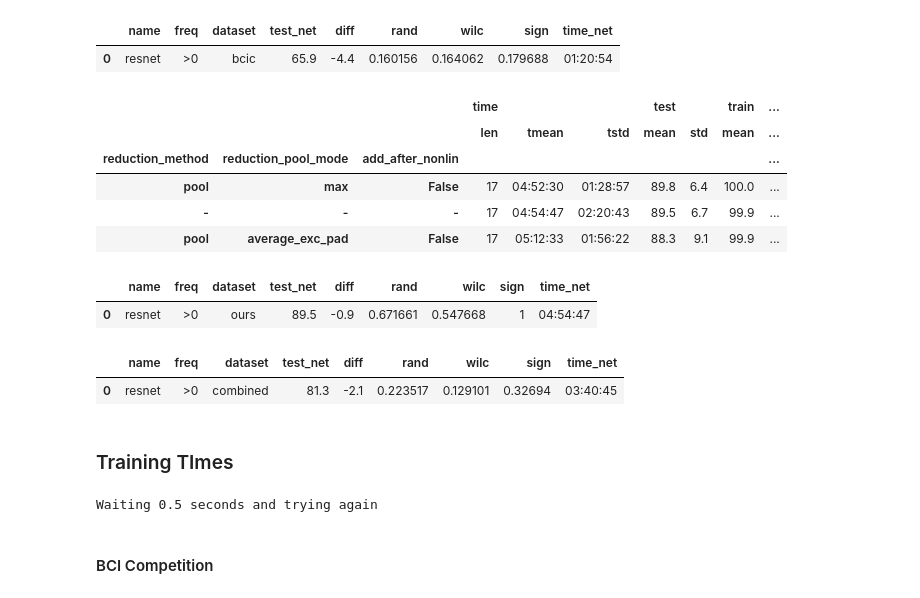
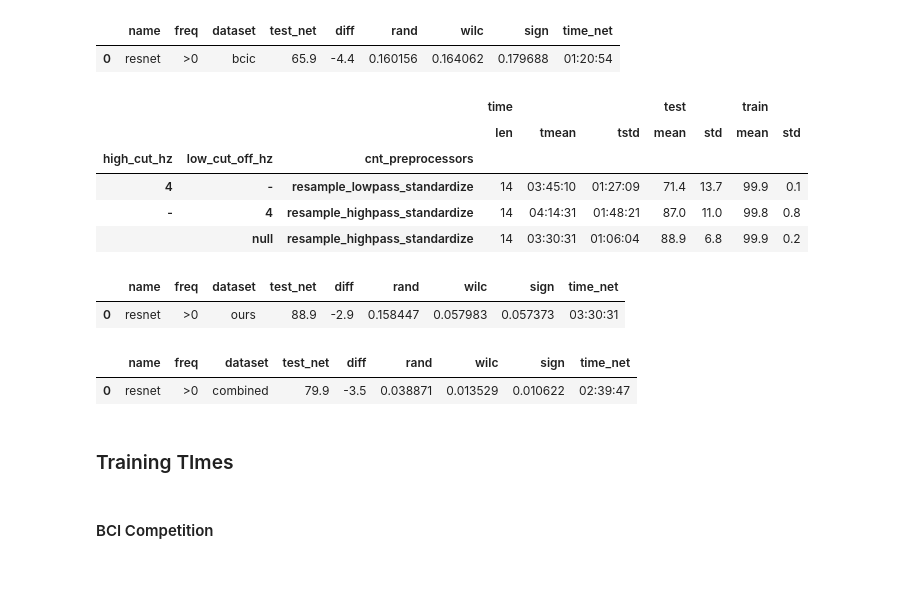
Before and after one commit to robintibor/braindevel, a Jupyter notebook: braindecode/notebooks/results/Final_Comparison.ipynb, the cells around one changed output. Drawn from its saved outputs; the diff is of its cells as text; code cells hidden in the pictures.

```diff
--- a/braindecode/notebooks/results/Final_Comparison.ipynb
+++ b/braindecode/notebooks/results/Final_Comparison.ipynb
@@ -107,11 +107,7 @@ df_shallow_epo_bcic = load_data_frame('data/models/paper/bci-competition/epo/sha
 # %% [output]
 Waiting 0.5 seconds and trying again
 # %%
-from braindecode.paper import unclean_sets
-def clean_datasets(df):
-    for name in unclean_sets:
-        df = df[np.logical_not(df.dataset_filename.str.contains(name))]
-    return df
+from braindecode.paper.results import clean_datasets
 def add_p_vals_to_df_row(df, test_a, test_b, n_diffs_for_large=2**20):
     assert len(test_a) == len(test_b)
     if len(test_a) > 20:
@@ -1320,51 +1401,52 @@ compare_csp_net(df_resnet_bcic,
 |  | name | freq | dataset | test_net | diff | rand | wilc | sign | time_net |
 | 0 | resnet | >0 | bcic | 65.9 | -4.4 | 0.160156 | 0.164062 | 0.179688 | 01:20:54 |
 # %%
+clean_resnet = True
 df_resnet_ours = load_data_frame('data/models/paper/ours/cnt/resnet/', params=dict(whisker_percent=None),
                             shorten_headers=False)
-if only_clean_sets:
+if clean_resnet:
     df_resnet_ours = clean_datasets(df_resnet_ours)
 df_resnet_ours = df_resnet_ours[df_resnet_ours.nonlinearity != '-']
 df_resnet_ours = df_resnet_ours[df_resnet_ours.split_first_layer == True]
 #df_resnet_ours = df_resnet_ours[df_resnet_ours.reduction_method == '-']
-df_resnet_ours = remove_columns_with_same_value(df_resnet_ours)
 
-averaged_frame = dataset_averaged_frame(df_resnet_ours)
+averaged_frame = dataset_averaged_frame(remove_columns_with_same_value(df_resnet_ours))
 averaged_frame
 # %% [output]
-|  |  |  | time |  |  | test |  | train | ... |
-|  |  |  | len | tmean | tstd | mean | std | mean | ... |
-| reduction_method | reduction_pool_mode | add_after_nonlin |  |  |  |  |  |  | ... |
-| pool | max | False | 17 | 04:52:30 | 01:28:57 | 89.8 | 6.4 | 100.0 | ... |
-| - | - | - | 17 | 04:54:47 | 02:20:43 | 89.5 | 6.7 | 99.9 | ... |
-| pool | average_exc_pad | False | 17 | 05:12:33 | 01:56:22 | 88.3 | 9.1 | 99.9 | ... |
+|  |  |  | time |  |  | test |  | train |  |
+|  |  |  | len | tmean | tstd | mean | std | mean | std |
+| high_cut_hz | low_cut_off_hz | cnt_preprocessors |  |  |  |  |  |  |  |
+| 4 | - | resample_lowpass_standardize | 14 | 03:45:10 | 01:27:09 | 71.4 | 13.7 | 99.9 | 0.1 |
+| - | 4 | resample_highpass_standardize | 14 | 04:14:31 | 01:48:21 | 87.0 | 11.0 | 99.8 | 0.8 |
+|  | null | resample_highpass_standardize | 14 | 03:30:31 | 01:06:04 | 88.9 | 6.8 | 99.9 | 0.2 |
 # %%
-df_resnet_ours = df_resnet_ours[df_resnet_ours.reduction_pool_mode == '-']
-df_resnet_ours = df_resnet_ours[df_resnet_ours.add_after_nonlin == '-']
-
+df_resnet_ours = df_resnet_ours[df_resnet_ours.reduction_pool_mode == 'null']
+df_resnet_ours = df_resnet_ours[df_resnet_ours.add_after_nonlin == False]
+df_resnet_ours = df_resnet_ours[df_resnet_ours.low_cut_off_hz == 'null']
 compare_csp_net(df_resnet_ours,
-                no_bp_meaner(tied_loss(deep_5_new_default(above_0(elu_deep_5(df_deep_cnt_ours))))),
+                restrict(no_bp_meaner(tied_loss(deep_5_new_default(above_0(elu_deep_5(
+                            clean_datasets(df_deep_cnt_ours)))))),
+                         max_increasing_epochs=80, trial_start=1500),
                 'resnet','>0','ours')
 # %% [output]
 |  | name | freq | dataset | test_net | diff | rand | wilc | sign | time_net |
-| 0 | resnet | >0 | ours | 89.5 | -0.9 | 0.671661 | 0.547668 | 1 | 04:54:47 |
+| 0 | resnet | >0 | ours | 88.9 | -2.9 | 0.158447 | 0.057983 | 0.057373 | 03:30:31 |
 # %%
 compare_csp_net(pd.concat((df_resnet_bcic,df_resnet_ours)),
-                pd.concat((
+                restrict(pd.concat((
             no_bp_meaner(tied_loss(deep_5_new_default(above_0(elu_deep_5(df_deep_cnt_bcic))))),
-            no_bp_meaner(tied_loss(deep_5_new_default(above_0(elu_deep_5(df_deep_cnt_ours))))))),
+            no_bp_meaner(tied_loss(deep_5_new_default(above_0(elu_deep_5(clean_datasets(df_deep_cnt_ours)))))))),
+                         max_increasing_epochs=80, trial_start=1500),
                 'resnet','>0','combined')
 # %% [output]
 |  | name | freq | dataset | test_net | diff | rand | wilc | sign | time_net |
-| 0 | resnet | >0 | combined | 81.3 | -2.1 | 0.223517 | 0.129101 | 0.32694 | 03:40:45 |
+| 0 | resnet | >0 | combined | 79.9 | -3.5 | 0.038871 | 0.013529 | 0.010622 | 02:39:47 |
 # %% [markdown]
 ### Training TImes
 # %%
 
-df_csp_ours = load_data_frame('data/models/paper/ours-before-cz-0//csp/', shorten_headers=False)
+df_csp_ours = load_data_frame('data/models/paper/ours/csp/', shorten_headers=False)
 df_csp_bcic = load_data_frame('data/models/paper/bci-competition/csp/', shorten_headers=False)
-# %% [output]
-Waiting 0.5 seconds and trying again
 # %%
 from IPython.display import display_html, display, HTML
 from braindecode.analysis.pandas_util import dataset_averaged_frame, remove_columns_with_same_value, load_data_frame
```
Also changed, not shown: parts of 53 cells of this notebook, 11 other files.
